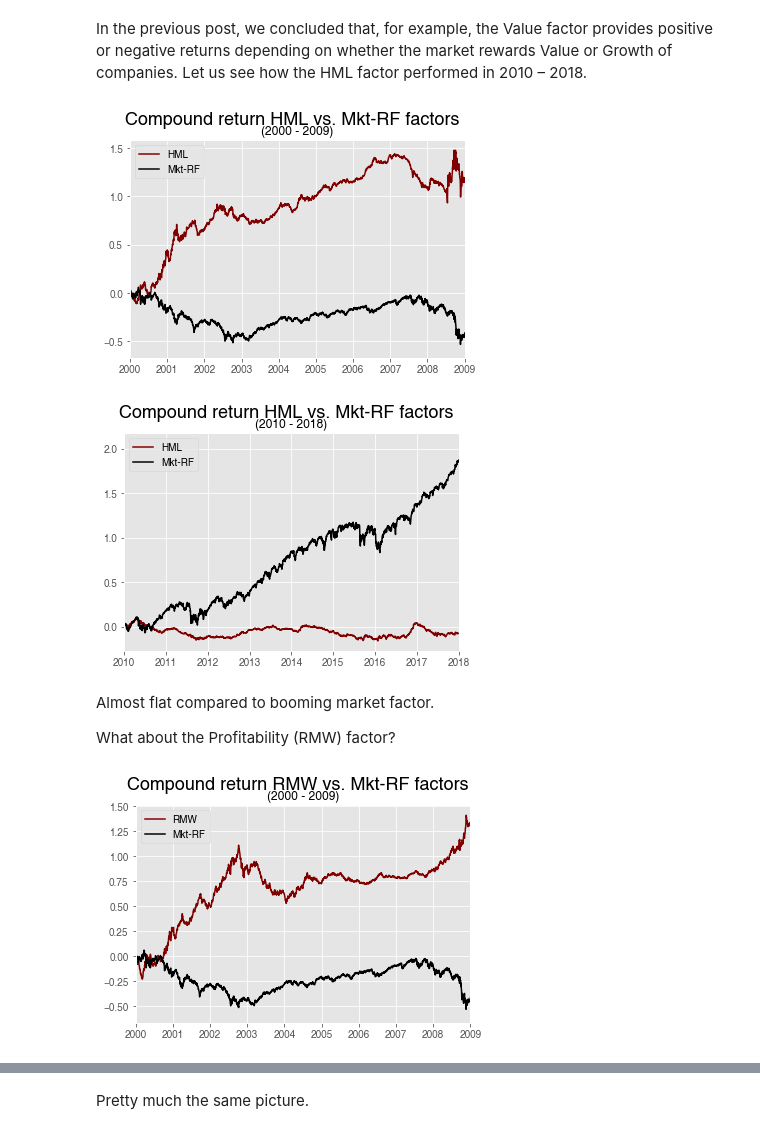
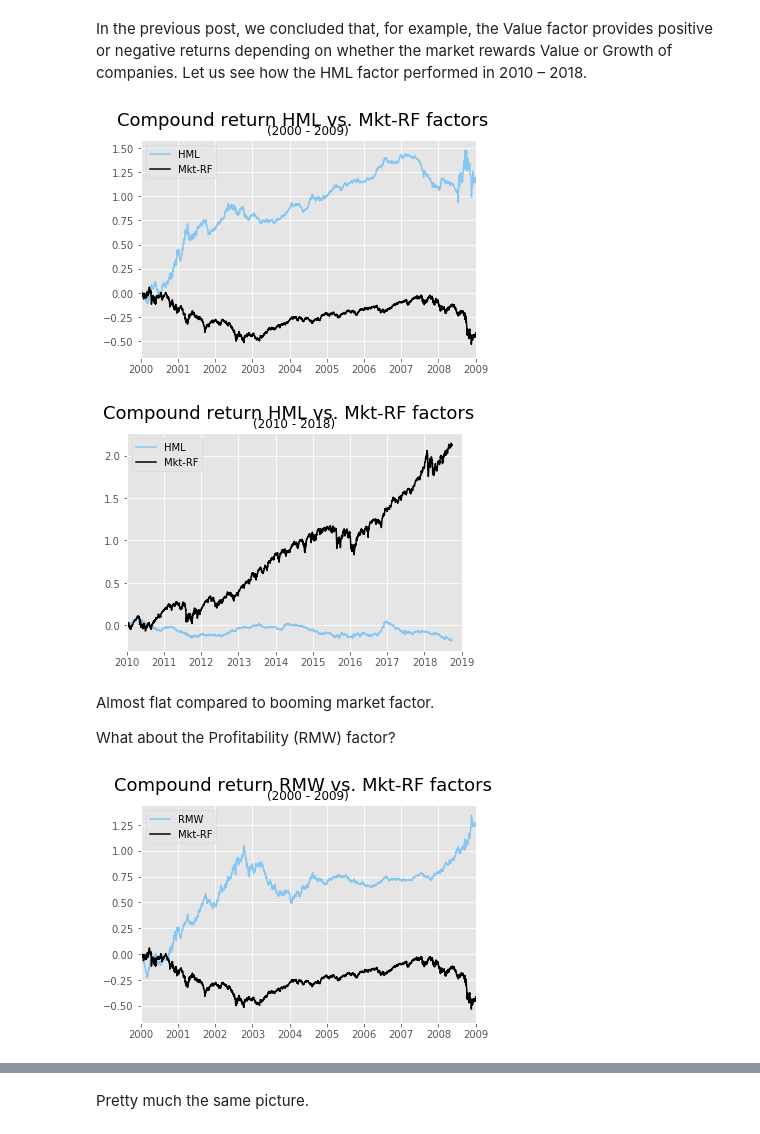
Before and after one commit to MikeStukalo/Blog, a Jupyter notebook: 3_FactorDecoupling/FactorDecoupling.ipynb, the cells around one changed output, grey strips where cells are left out. Saved outputs shown, nothing was run; the diff lists cells and outputs as text; code cells hidden in the pictures.

```diff
--- a/3_FactorDecoupling/FactorDecoupling.ipynb
+++ b/3_FactorDecoupling/FactorDecoupling.ipynb
@@ -18,6 +18,8 @@ mpl.rcParams['font.family'] = font.get_name()
 
 import warnings
 warnings.filterwarnings('ignore')
+my_colors = {'DBlue':'#424f64', 'LBlue':'#a4afc0', 'BrBlue':'#85c7f2', 'DGrey':'#4c4c4c', 'MGrey':'#636363',
+             'DRed':'#961e19', 'LGrey':'#d1d1d1'}
 # %% [markdown]
 Last time we were talking about alpha, beta, and smart beta as the core principles of investment analysis.
 
@@ -31,7 +33,7 @@ compared to the equity premium (Mkt-RF).
 In the previous post, we concluded that, for example, the Value factor provides positive or negative returns depending on whether the market rewards Value or Growth of companies. Let us see how the HML factor performed in 2010 – 2018.
 # %%
 # Load factors
-df = pd.read_csv('Data/ff_5factors.CSV', index_col=0 ,parse_dates=True)
+df = pd.read_csv('Data/F-F_Research_Data_5_Factors_2x3_daily.CSV', index_col=0 ,parse_dates=True)
 
 #Keep relevant years
 df_old = df.loc['2000':'2009']
@@ -43,7 +45,7 @@ ret_new = (1+ df_new/100).cumprod() - 1
 
 #Plot
 
-_ = plt.plot(ret_old['HML'], color='maroon', label = 'HML')
+_ = plt.plot(ret_old['HML'], color=my_colors['BrBlue'], label = 'HML')
 _ = plt.plot(ret_old['Mkt-RF'], color='black', label = 'Mkt-RF')
 _ = plt.xlim('2000','2009')
 _ = plt.suptitle('Compound return HML vs. Mkt-RF factors', fontsize=18)
@@ -53,25 +55,25 @@ _ = plt.legend()
 # Save
 _= plt.savefig('Graphs/HML_comp_00_09.png', dpi=300)
 # %% [output]
-[figure, old version]
+[figure, new version]
 # %%
-_ = plt.plot(ret_new['HML'], color='maroon', label = 'HML')
+_ = plt.plot(ret_new['HML'], color=my_colors['BrBlue'], label = 'HML')
 _ = plt.plot(ret_new['Mkt-RF'], color='black', label = 'Mkt-RF')
-_ = plt.xlim('2010','2018')
+_ = plt.xlim('2010','2019')
 _ = plt.suptitle('Compound return HML vs. Mkt-RF factors', fontsize=18)
 _ = plt.title('(2010 - 2018)', fontsize= 12)
 _ = plt.legend()
 
 # Save
 _= plt.savefig('Graphs/HML_comp_10_18.png', dpi=300)
 # %% [output]
-[figure, old version]
+[figure, new version]
 # %% [markdown]
 Almost flat compared to booming market factor.
 
 What about the Profitability (RMW) factor?
 # %%
-_ = plt.plot(ret_old['RMW'], color='maroon', label = 'RMW')
+_ = plt.plot(ret_old['RMW'], color=my_colors['BrBlue'], label = 'RMW')
 _ = plt.plot(ret_old['Mkt-RF'], color='black', label = 'Mkt-RF')
 _ = plt.xlim('2000','2009')
 _ = plt.suptitle('Compound return RMW vs. Mkt-RF factors', fontsize=18)
@@ -81,5 +83,5 @@ _ = plt.legend()
 # Save
 _= plt.savefig('Graphs/RMW_comp_00_09.png', dpi=300)
 # %% [output]
-[figure, old version]
+[figure, new version]
 # %%
```
Also changed, not shown: parts of 4 cells of this notebook, 14 other files.
